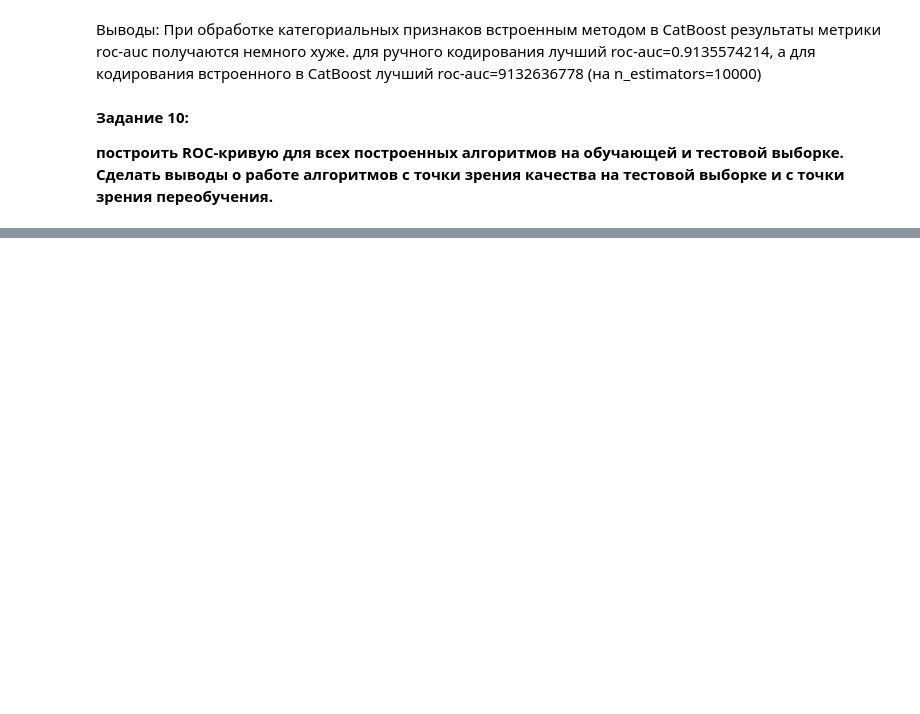
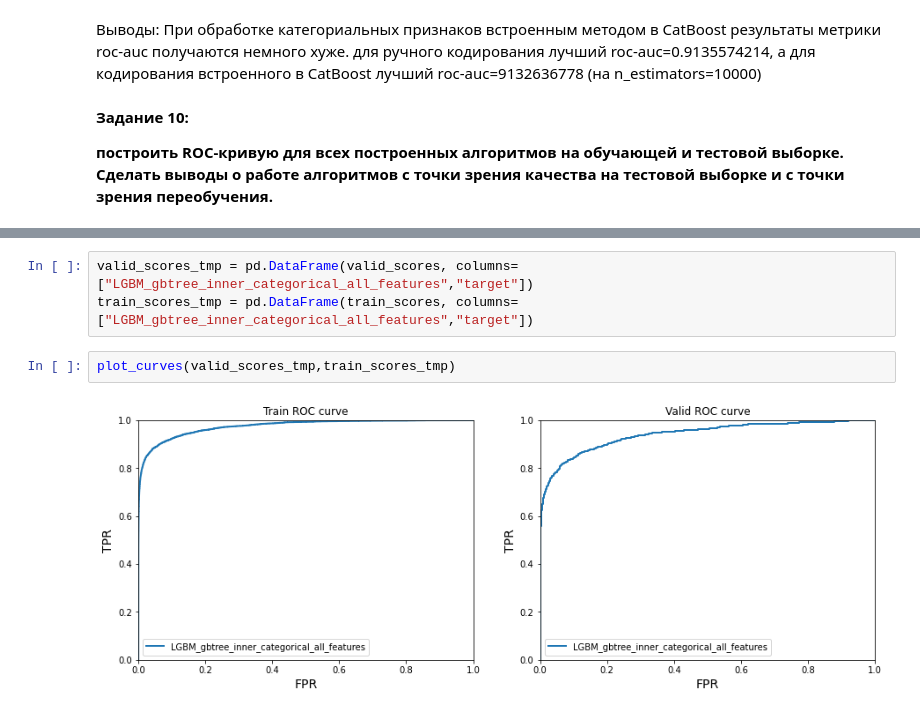
Before and after one commit to AndreyU123/Sports_data_analysis_Kaggle_Platform, a Jupyter notebook: Lesson2/Ukladnikov_Andrey_Lesson2.ipynb, the cells around one changed output, grey strips where cells are left out. Cells and saved outputs as stored; diff of their text form; blank space fills up the shorter version.

```diff
--- a/Lesson2/Ukladnikov_Andrey_Lesson2.ipynb
+++ b/Lesson2/Ukladnikov_Andrey_Lesson2.ipynb
@@ -863,0 +950,7 @@ Shrink model to first 9999 iterations.
+# %%
+valid_scores_tmp = pd.DataFrame(valid_scores, columns=["LGBM_gbtree_inner_categorical_all_features","target"])
+train_scores_tmp = pd.DataFrame(train_scores, columns=["LGBM_gbtree_inner_categorical_all_features","target"])
+# %%
+plot_curves(valid_scores_tmp,train_scores_tmp)
+# %% [output]
+[figure, added]
```
Also changed, not shown: parts of 50 cells of this notebook.
